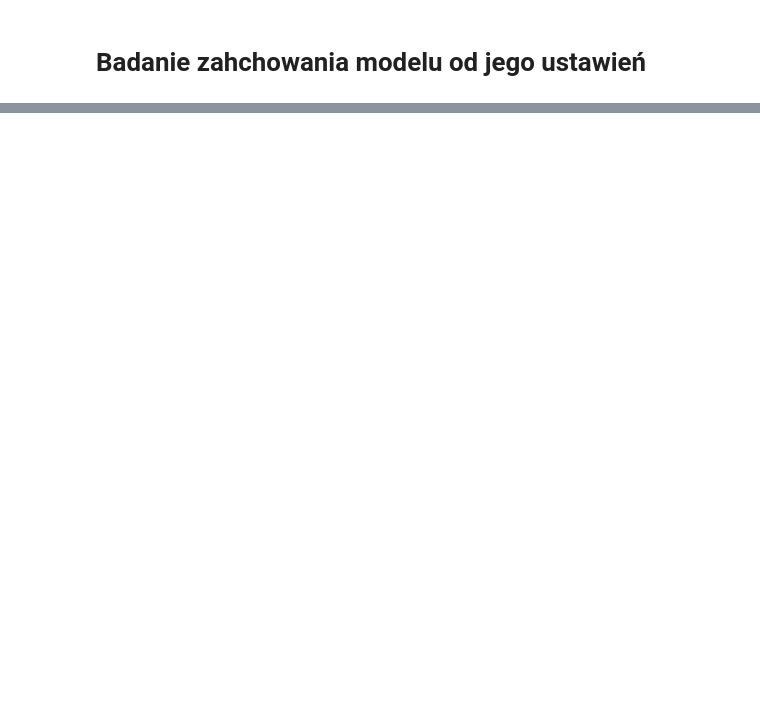
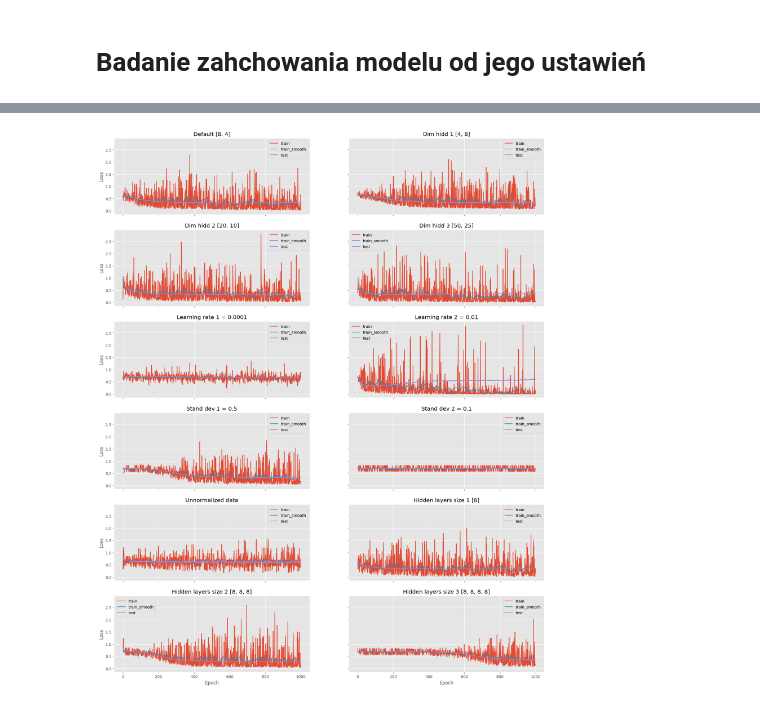
Before and after one commit to Filipstrozik/NeuralNetworks, a Jupyter notebook: CW3/lista3.ipynb, the cells around one changed output, grey strips where cells are left out. Drawn from its saved outputs; the diff is of its cells as text; code cells hidden in the pictures; blank space fills up the shorter version.

```diff
--- a/CW3/lista3.ipynb
+++ b/CW3/lista3.ipynb
@@ -572,0 +618,77 @@ XD
+# %%
+# plot
+import matplotlib.pyplot as plt
+plt.style.use('ggplot')
+
+fig, axs = plt.subplots(6, 2, figsize=(20, 25), sharey=True)
+
+axs[0, 0].plot(loss_history_1, label='train')
+axs[0, 0].plot(np.convolve(loss_history_1, np.ones(30)/30, mode='valid'), label='train_smooth')
+axs[0, 0].plot(test_hist_1, label='test')
+axs[0, 0].set_title(f'Default {default_hidden_layers}')
+
+axs[0, 1].plot(loss_history_2, label='train')
+axs[0, 1].plot(np.convolve(loss_history_2, np.ones(30)/30, mode='valid'), label='train_smooth')
+axs[0, 1].plot(test_hist_2, label='test')
+axs[0, 1].set_title(f'Dim hidd 1 {dim_hidd_1}')
+
+axs[1, 0].plot(loss_history_3, label='train')
+axs[1, 0].plot(np.convolve(loss_history_3, np.ones(30)/30, mode='valid'), label='train_smooth')
+axs[1, 0].plot(test_hist_3, label='test')
+axs[1, 0].set_title(f'Dim hidd 2 {dim_hidd_2}')
+
+axs[1, 1].plot(loss_history_4, label='train')
+axs[1, 1].plot(np.convolve(loss_history_4, np.ones(30)/30, mode='valid'), label='train_smooth')
+axs[1, 1].plot(test_hist_4, label='test')
+axs[1, 1].set_title(f'Dim hidd 3 {dim_hidd_3}')
+
+axs[2, 0].plot(loss_history_5, label='train')
+axs[2, 0].plot(np.convolve(loss_history_5, np.ones(30)/30, mode='valid'), label='train_smooth')
+axs[2, 0].plot(test_hist_5, label='test')
+axs[2, 0].set_title(f'Learning rate 1 = {learning_rate_1}')
+
+axs[2, 1].plot(loss_history_6, label='train')
+axs[2, 1].plot(np.convolve(loss_history_6, np.ones(30)/30, mode='valid'), label='train_smooth')
+axs[2, 1].plot(test_hist_6, label='test')
+axs[2, 1].set_title(f'Learning rate 2 = {learning_rate_2}')
+
+axs[3, 0].plot(loss_history_7, label='train')
+axs[3, 0].plot(np.convolve(loss_history_7, np.ones(30)/30, mode='valid'), label='train_smooth')
+axs[3, 0].plot(test_hist_7, label='test')
+axs[3, 0].set_title(f'Stand dev 1 = {stand_dev_1}')
+
+axs[3, 1].plot(loss_history_8, label='train')
+axs[3, 1].plot(np.convolve(loss_history_8, np.ones(30)/30, mode='valid'), label='train_smooth')
+axs[3, 1].plot(test_hist_8, label='test')
+axs[3, 1].set_title(f'Stand dev 2 = {stand_dev_2}')
+
+axs[4, 0].plot(loss_history_9, label='train')
+axs[4, 0].plot(np.convolve(loss_history_9, np.ones(30)/30, mode='valid'), label='train_smooth')
+axs[4, 0].plot(test_hist_9, label='test')
+axs[4, 0].set_title('Unnormalized data')
+
+axs[4, 1].plot(loss_history_10, label='train')
+axs[4, 1].plot(np.convolve(loss_history_10, np.ones(30)/30, mode='valid'), label='train_smooth')
+axs[4, 1].plot(test_hist_10, label='test')
+axs[4, 1].set_title(f'Hidden layers size 1 {hidden_layers_size_1}')
+
+axs[5, 0].plot(loss_history_11, label='train')
+axs[5, 0].plot(np.convolve(loss_history_11, np.ones(30)/30, mode='valid'), label='train_smooth')
+axs[5, 0].plot(test_hist_11, label='test')
+axs[5, 0].set_title(f'Hidden layers size 2 {hidden_layers_size_2}')
+
+axs[5, 1].plot(loss_history_12, label='train')
+axs[5, 1].plot(np.convolve(loss_history_12, np.ones(30)/30, mode='valid'), label='train_smooth')
+axs[5, 1].plot(test_hist_12, label='test')
+axs[5, 1].set_title(f'Hidden layers size 3 {hidden_layers_size_3}')
+
+for ax in axs.flat:
+    ax.set(xlabel='Epoch', ylabel='Loss')
+    ax.legend()
+
+for ax in axs.flat:
+    ax.label_outer()
+
+plt.show()
+# %% [output]
+[figure, added]
```
Also changed, not shown: parts of 12 cells of this notebook.
